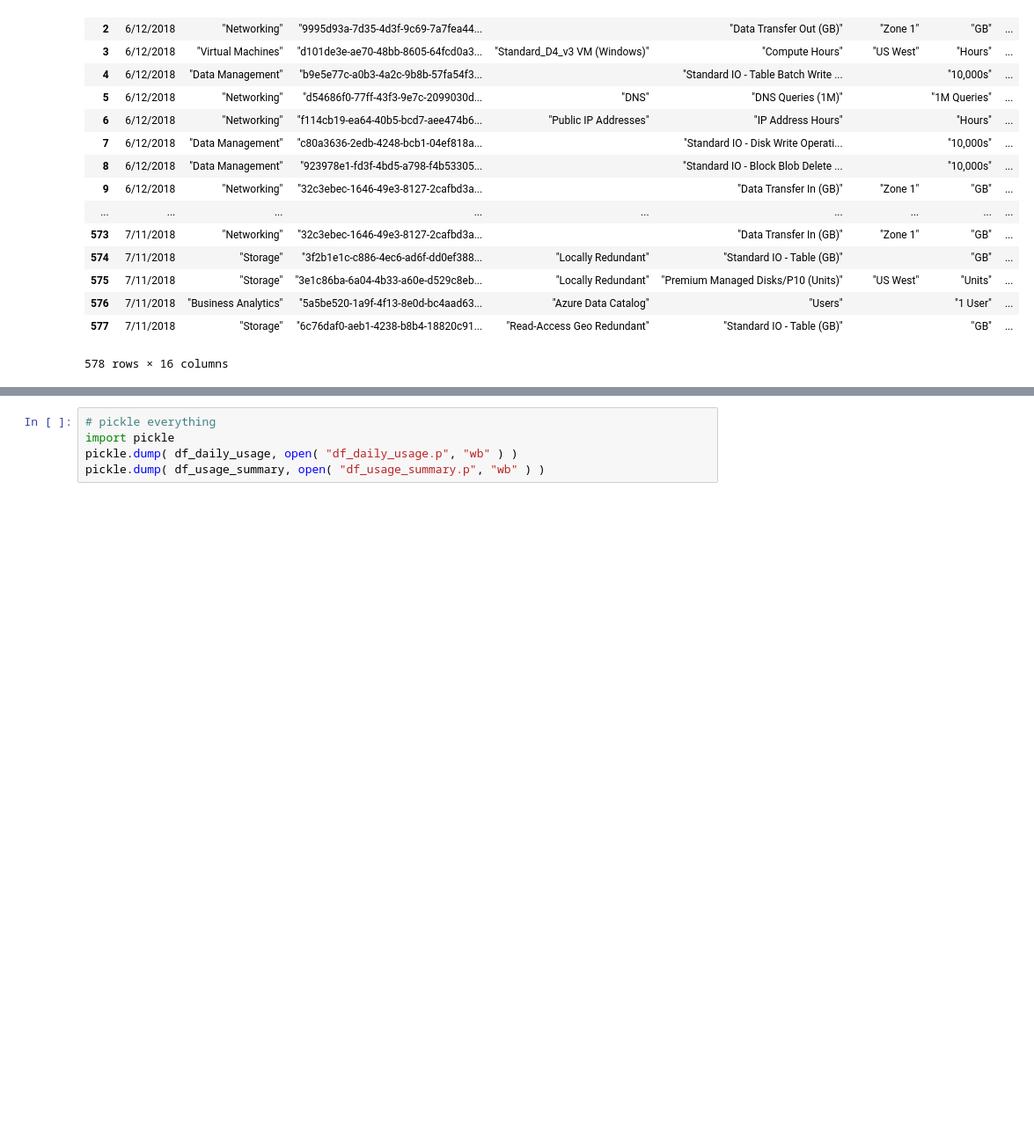
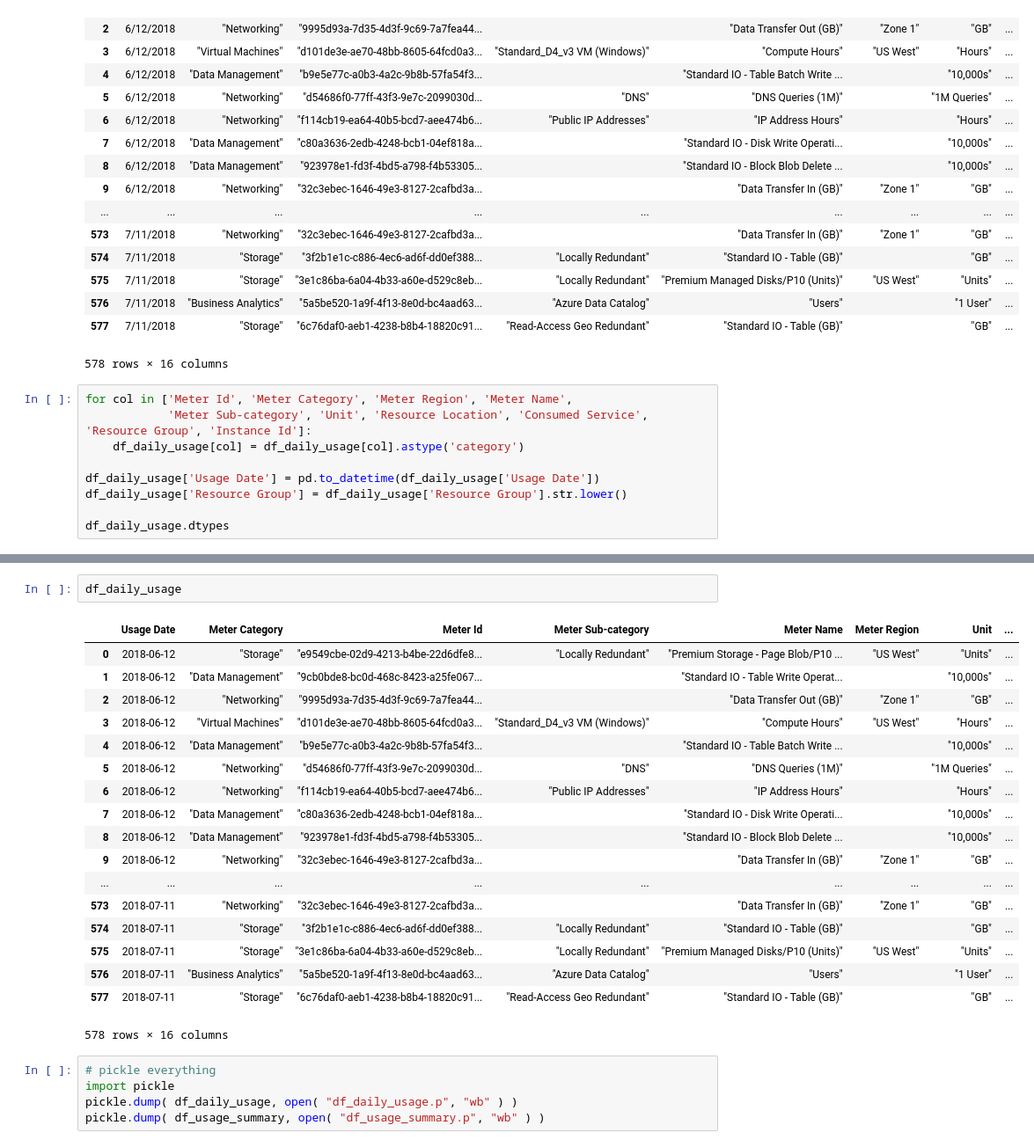
Before and after one commit to louspringer/python-azure-billing-usage, a Jupyter notebook: Load Azure Usage CSV.ipynb, the cells around one changed output, grey strips where cells are left out. Shown: that part at 88% size. Drawn from its saved outputs; the diff is of its cells as text; blank space fills up the shorter version.

```diff
--- a/Load Azure Usage CSV.ipynb
+++ b/Load Azure Usage CSV.ipynb
@@ -167,3 +167,12 @@ df_daily_usage
 | 576 | 7/11/2018 | "Business Analytics" | "5a5be520-1a9f-4f13-8e0d-bc4aad63... | "Azure Data Catalog" | "Users" |  | "1 User" | ... |
 | 577 | 7/11/2018 | "Storage" | "6c76daf0-aeb1-4238-b8b4-18820c91... | "Read-Access Geo Redundant" | "Standard IO - Table (GB)" |  | "GB" | ... |
 578 rows × 16 columns
+# %%
+for col in ['Meter Id', 'Meter Category', 'Meter Region', 'Meter Name',
+            'Meter Sub-category', 'Unit', 'Resource Location', 'Consumed Service', 'Resource Group', 'Instance Id']:
+    df_daily_usage[col] = df_daily_usage[col].astype('category')
+
+df_daily_usage['Usage Date'] = pd.to_datetime(df_daily_usage['Usage Date'])
+df_daily_usage['Resource Group'] = df_daily_usage['Resource Group'].str.lower()
+
+df_daily_usage.dtypes
@@ -170,3 +197,24 @@ df_daily_usage
+# %%
+df_daily_usage
+# %% [output]
+|  | Usage Date | Meter Category | Meter Id | Meter Sub-category | Meter Name | Meter Region | Unit | ... |
+| 0 | 2018-06-12 | "Storage" | "e9549cbe-02d9-4213-b4be-22d6dfe8... | "Locally Redundant" | "Premium Storage - Page Blob/P10 ... | "US West" | "Units" | ... |
+| 1 | 2018-06-12 | "Data Management" | "9cb0bde8-bc0d-468c-8423-a25fe067... |  | "Standard IO - Table Write Operat... |  | "10,000s" | ... |
+| 2 | 2018-06-12 | "Networking" | "9995d93a-7d35-4d3f-9c69-7a7fea44... |  | "Data Transfer Out (GB)" | "Zone 1" | "GB" | ... |
+| 3 | 2018-06-12 | "Virtual Machines" | "d101de3e-ae70-48bb-8605-64fcd0a3... | "Standard_D4_v3 VM (Windows)" | "Compute Hours" | "US West" | "Hours" | ... |
+| 4 | 2018-06-12 | "Data Management" | "b9e5e77c-a0b3-4a2c-9b8b-57fa54f3... |  | "Standard IO - Table Batch Write ... |  | "10,000s" | ... |
+| 5 | 2018-06-12 | "Networking" | "d54686f0-77ff-43f3-9e7c-2099030d... | "DNS" | "DNS Queries (1M)" |  | "1M Queries" | ... |
+| 6 | 2018-06-12 | "Networking" | "f114cb19-ea64-40b5-bcd7-aee474b6... | "Public IP Addresses" | "IP Address Hours" |  | "Hours" | ... |
+| 7 | 2018-06-12 | "Data Management" | "c80a3636-2edb-4248-bcb1-04ef818a... |  | "Standard IO - Disk Write Operati... |  | "10,000s" | ... |
+| 8 | 2018-06-12 | "Data Management" | "923978e1-fd3f-4bd5-a798-f4b53305... |  | "Standard IO - Block Blob Delete ... |  | "10,000s" | ... |
+| 9 | 2018-06-12 | "Networking" | "32c3ebec-1646-49e3-8127-2cafbd3a... |  | "Data Transfer In (GB)" | "Zone 1" | "GB" | ... |
+| ... | ... | ... | ... | ... | ... | ... | ... | ... |
+| 573 | 2018-07-11 | "Networking" | "32c3ebec-1646-49e3-8127-2cafbd3a... |  | "Data Transfer In (GB)" | "Zone 1" | "GB" | ... |
+| 574 | 2018-07-11 | "Storage" | "3f2b1e1c-c886-4ec6-ad6f-dd0ef388... | "Locally Redundant" | "Standard IO - Table (GB)" |  | "GB" | ... |
+| 575 | 2018-07-11 | "Storage" | "3e1c86ba-6a04-4b33-a60e-d529c8eb... | "Locally Redundant" | "Premium Managed Disks/P10 (Units)" | "US West" | "Units" | ... |
+| 576 | 2018-07-11 | "Business Analytics" | "5a5be520-1a9f-4f13-8e0d-bc4aad63... | "Azure Data Catalog" | "Users" |  | "1 User" | ... |
+| 577 | 2018-07-11 | "Storage" | "6c76daf0-aeb1-4238-b8b4-18820c91... | "Read-Access Geo Redundant" | "Standard IO - Table (GB)" |  | "GB" | ... |
+578 rows × 16 columns
 # %%
 # pickle everything
 import pickle
```
Also changed, not shown: parts of 3 cells of this notebook, 6 other files.
